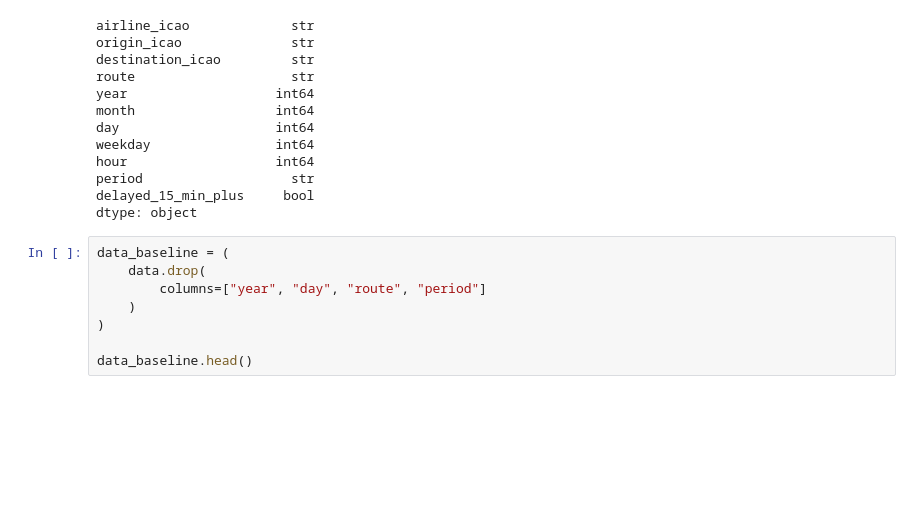
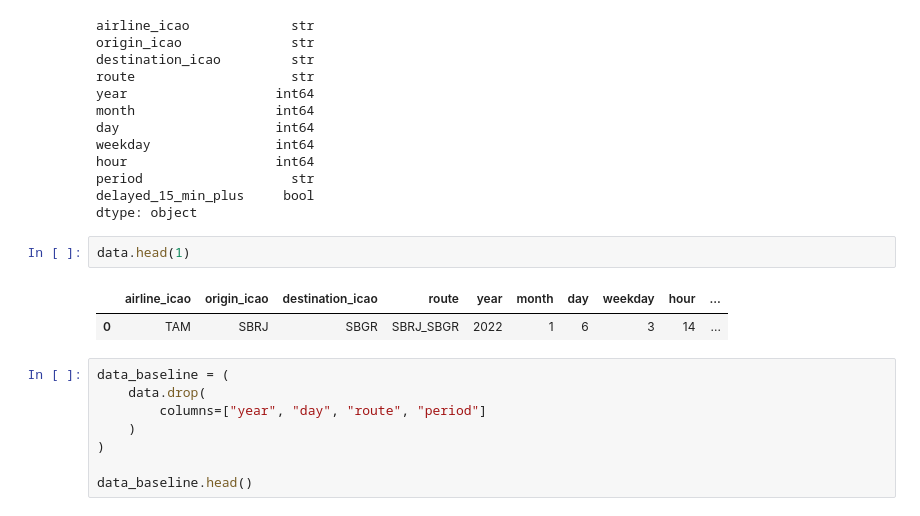
Before and after one commit to LuisHBeck/flight-risk, a Jupyter notebook: notebooks/preprocessing_baseline.ipynb, the cells around one changed output. Saved outputs shown, nothing was run; the diff lists cells and outputs as text; blank space fills up the shorter version.

```diff
--- a/notebooks/preprocessing_baseline.ipynb
+++ b/notebooks/preprocessing_baseline.ipynb
@@ -36,6 +36,11 @@ hour                   int64
 period                   str
 delayed_15_min_plus     bool
 dtype: object
+# %%
+data.head(1)
+# %% [output]
+|  | airline_icao | origin_icao | destination_icao | route | year | month | day | weekday | hour | ... |
+| 0 | TAM | SBRJ | SBGR | SBRJ_SBGR | 2022 | 1 | 6 | 3 | 14 | ... |
 # %%
 data_baseline = (
     data.drop(
```
Also changed, not shown: parts of 3 cells of this notebook.
